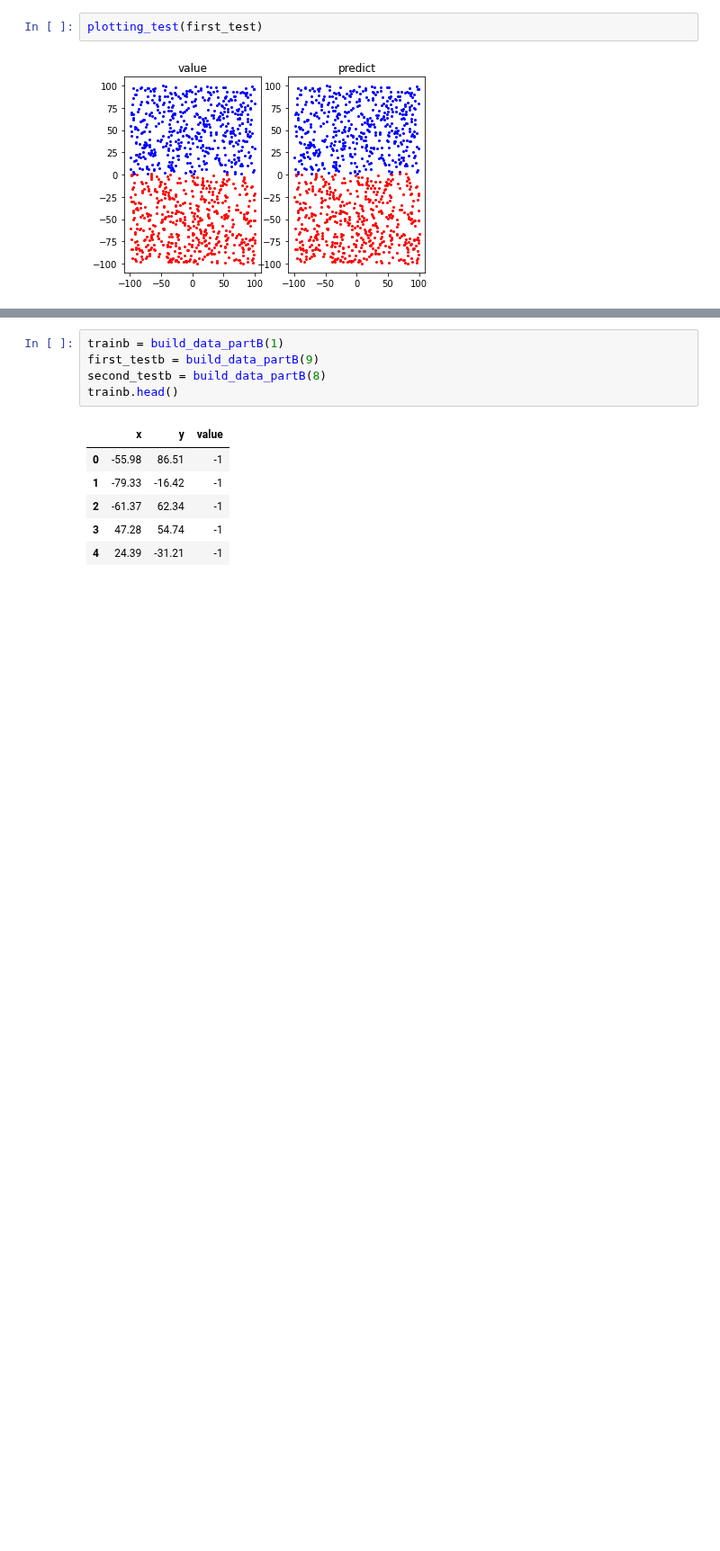
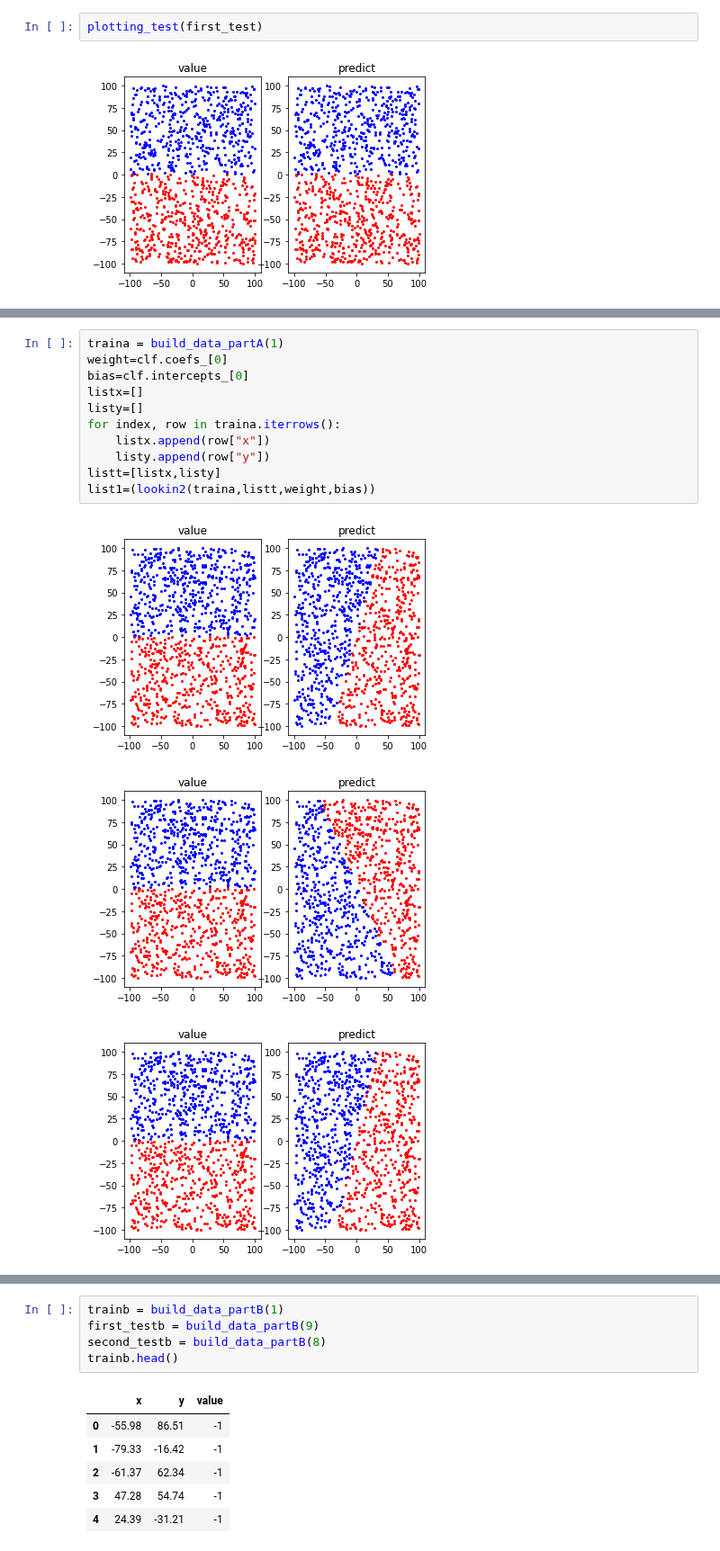
Before and after one commit to TaliaSeada/NeuroComputation_firstProject, a Jupyter notebook: C_D/C D.ipynb, the cells around one changed output, grey strips where cells are left out. Shown at 90% size. Drawn from its saved outputs; the diff is of its cells as text; blank space fills up the shorter version.

Commit message:
lookin

```diff
--- a/C_D/C D.ipynb
+++ b/C_D/C D.ipynb
@@ -453,0 +283,15 @@ plotting_test(first_test)
+# %%
+traina = build_data_partA(1)
+weight=clf.coefs_[0]
+bias=clf.intercepts_[0]
+listx=[]
+listy=[]
+for index, row in traina.iterrows():
+    listx.append(row["x"])
+    listy.append(row["y"])
+listt=[listx,listy]
+list1=(lookin2(traina,listt,weight,bias))
+# %% [output]
+[figure, added]
+[figure, added]
+[figure, added]
```
Also changed, not shown: parts of 25 cells of this notebook.
